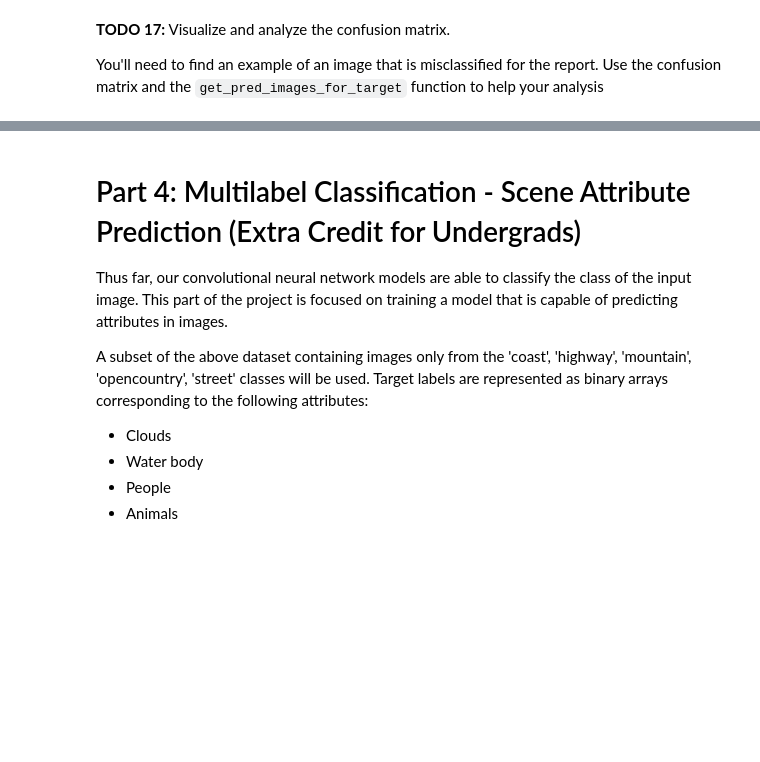
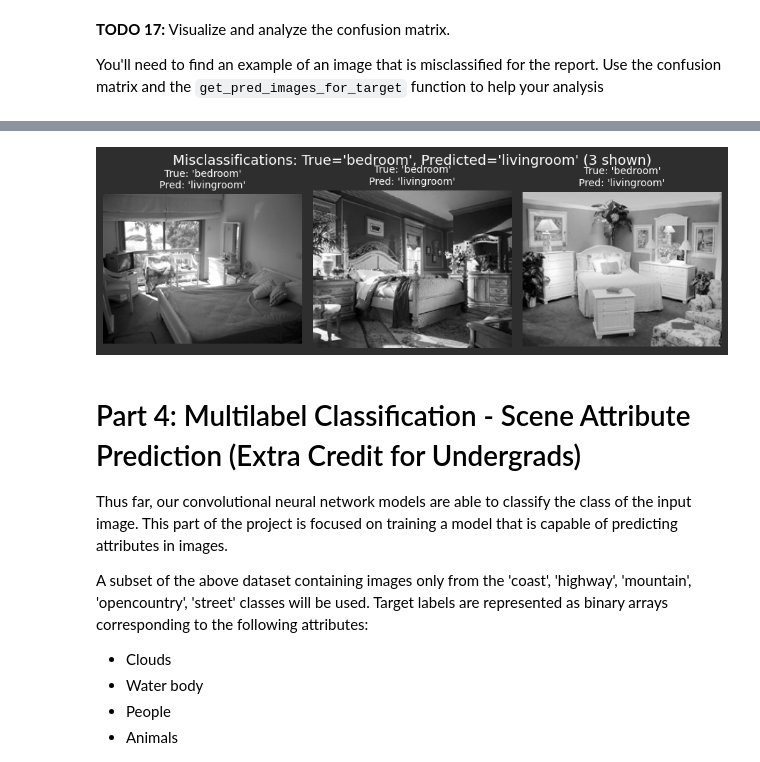
Before and after one commit to lelouch0204/cs-6476-cv, a Jupyter notebook: project-3-student/proj3.ipynb, the cells around one changed output, grey strips where cells are left out. Drawn from its saved outputs; the diff is of its cells as text; code cells hidden in the pictures; blank space fills up the shorter version.

```diff
--- a/project-3-student/proj3.ipynb
+++ b/project-3-student/proj3.ipynb
@@ -638,0 +600,87 @@ def visualize_confusion_images(model: torch.nn.Module,
+# %%
+import matplotlib.pyplot as plt
+from PIL import Image
+import math
+
+true_class_name = "bedroom"
+predicted_class_name = "livingroom"
+n_images = 3  # Number of images to display
+n_cols = 3     # Number of columns in the grid
+
+targets, predictions, class_labels = generate_confusion_data(
+    trainer.model, trainer.val_dataset, use_cuda=is_cuda
+)
+
+try:
+    target_idx = class_labels.index(true_class_name)
+    predicted_idx = class_labels.index(predicted_class_name)
+
+    # Get misclassified image paths
+    misclassified_image_paths = get_pred_images_for_target(
+        model=trainer.model,
+        dataset=trainer.val_dataset,
+        predicted_class=predicted_idx,
+        target_class=target_idx,
+        use_cuda=is_cuda,
+    )
+
+    if misclassified_image_paths:
+        # Limit to n_images
+        images_to_show = misclassified_image_paths[:n_images]
+        n_images_actual = len(images_to_show)
+
+        print(
+            f"Found {len(misclassified_image_paths)} images of '{true_class_name}' misclassified as '{predicted_class_name}'."
+        )
+        print(f"Displaying {n_images_actual} images")
+
+        # Calculate number of rows needed
+        n_rows = math.ceil(n_images_actual / n_cols)
+
+        # Create figure with subplots and gray background
+        fig, axes = plt.subplots(n_rows, n_cols, figsize=(3*n_cols, 3*n_rows))
+        fig.patch.set_facecolor('#2e2e2e')  # Dark gray figure background
+
+        # Handle case where axes might not be a 2D array
+        if n_rows == 1 and n_cols == 1:
+            axes = [[axes]]
+        elif n_rows == 1:
+            axes = [axes]
+        elif n_cols == 1:
+            axes = [[ax] for ax in axes]
+
+        # Flatten axes for easier iteration
+        axes_flat = [ax for row in axes for ax in row]
+
+        # Display images
+        for idx, img_path in enumerate(images_to_show):
+            image = Image.open(img_path)
+            axes_flat[idx].imshow(image, cmap="gray")
+            axes_flat[idx].set_title(
+                f"True: '{true_class_name}'\nPred: '{predicted_class_name}'",
+                fontsize=10,
+                color='white'  # White text for contrast
+            )
+            axes_flat[idx].axis("off")
+            axes_flat[idx].set_facecolor('#2e2e2e')  # Dark gray subplot background
+
+        # Hide unused subplots
+        for idx in range(n_images_actual, len(axes_flat)):
+            axes_flat[idx].axis("off")
+            axes_flat[idx].set_facecolor('#2e2e2e')
+
+        plt.suptitle(
+            f"Misclassifications: True='{true_class_name}', Predicted='{predicted_class_name}' ({n_images_actual} shown)",
+            fontsize=14,
+            color='white'  # White title text
+        )
+        plt.tight_layout()
+        plt.show()
+    else:
+        print(f"No occurences of this misclassification.")
+
+except ValueError:
+    print(
+        "Ensure input labels to check are consistent with the actual labels."
+    )
+# %% [output]
@@ -639,3 +689,4 @@ def visualize_confusion_images(model: torch.nn.Module,
+[figure, added]
 # %% [markdown]
 # Part 4: Multilabel Classification - Scene Attribute Prediction (Extra Credit for Undergrads)
 
```
Also changed, not shown: parts of 19 cells of this notebook, 57 other files.
